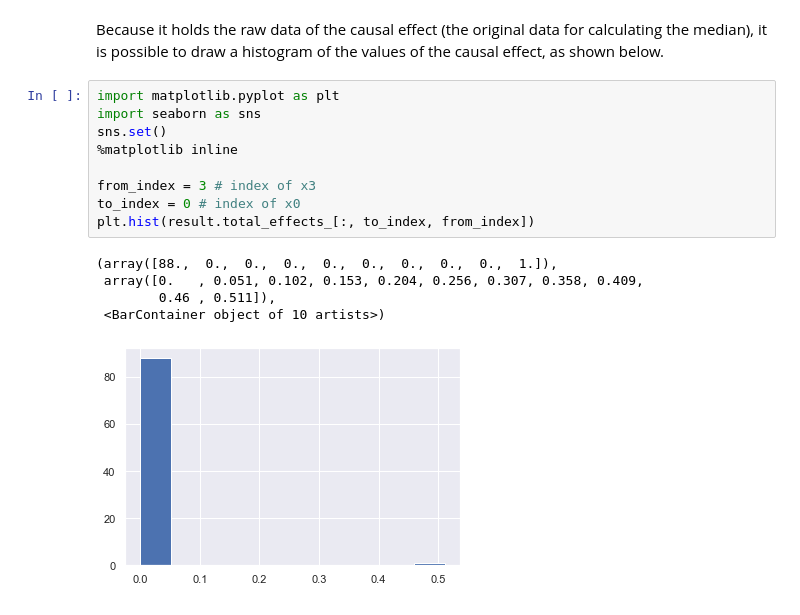
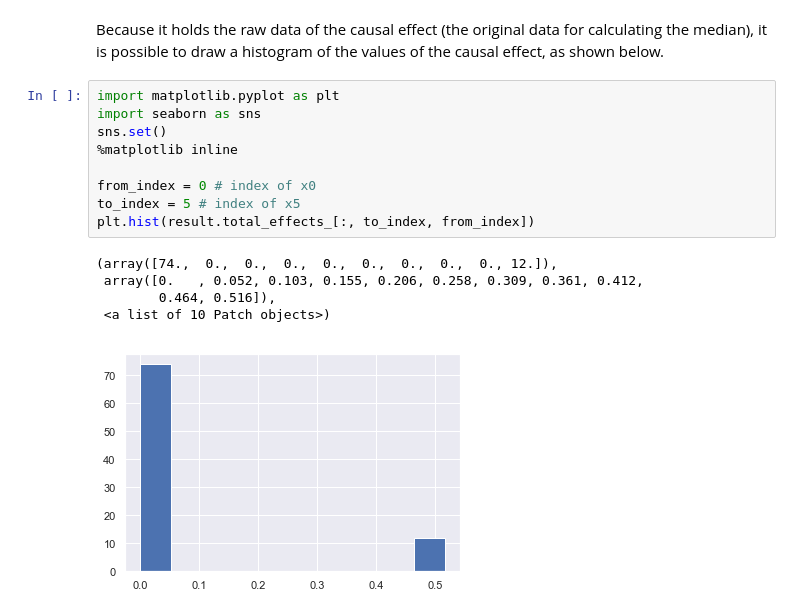
Before and after one commit to cdt15/lingam, a Jupyter notebook: examples/BottomUpParceLiNGAM.ipynb, the cells around one changed output. Drawn from its saved outputs; the diff is of its cells as text.

```diff
--- a/examples/BottomUpParceLiNGAM.ipynb
+++ b/examples/BottomUpParceLiNGAM.ipynb
@@ -216,15 +221,15 @@ Because it holds the raw data of the causal effect (the original data for calcul
 # %%
 import matplotlib.pyplot as plt
 import seaborn as sns
 sns.set()
 %matplotlib inline
 
-from_index = 3 # index of x3
-to_index = 0 # index of x0
+from_index = 0 # index of x0
+to_index = 5 # index of x5
 plt.hist(result.total_effects_[:, to_index, from_index])
 # %% [output]
-(array([88.,  0.,  0.,  0.,  0.,  0.,  0.,  0.,  0.,  1.]),
- array([0.   , 0.051, 0.102, 0.153, 0.204, 0.256, 0.307, 0.358, 0.409,
-        0.46 , 0.511]),
- <BarContainer object of 10 artists>)
+(array([74.,  0.,  0.,  0.,  0.,  0.,  0.,  0.,  0., 12.]),
+ array([0.   , 0.052, 0.103, 0.155, 0.206, 0.258, 0.309, 0.361, 0.412,
+        0.464, 0.516]),
+ <a list of 10 Patch objects>)
-[figure, old version]
+[figure, new version]
```
Also changed, not shown: parts of 7 cells of this notebook, 35 other files.
